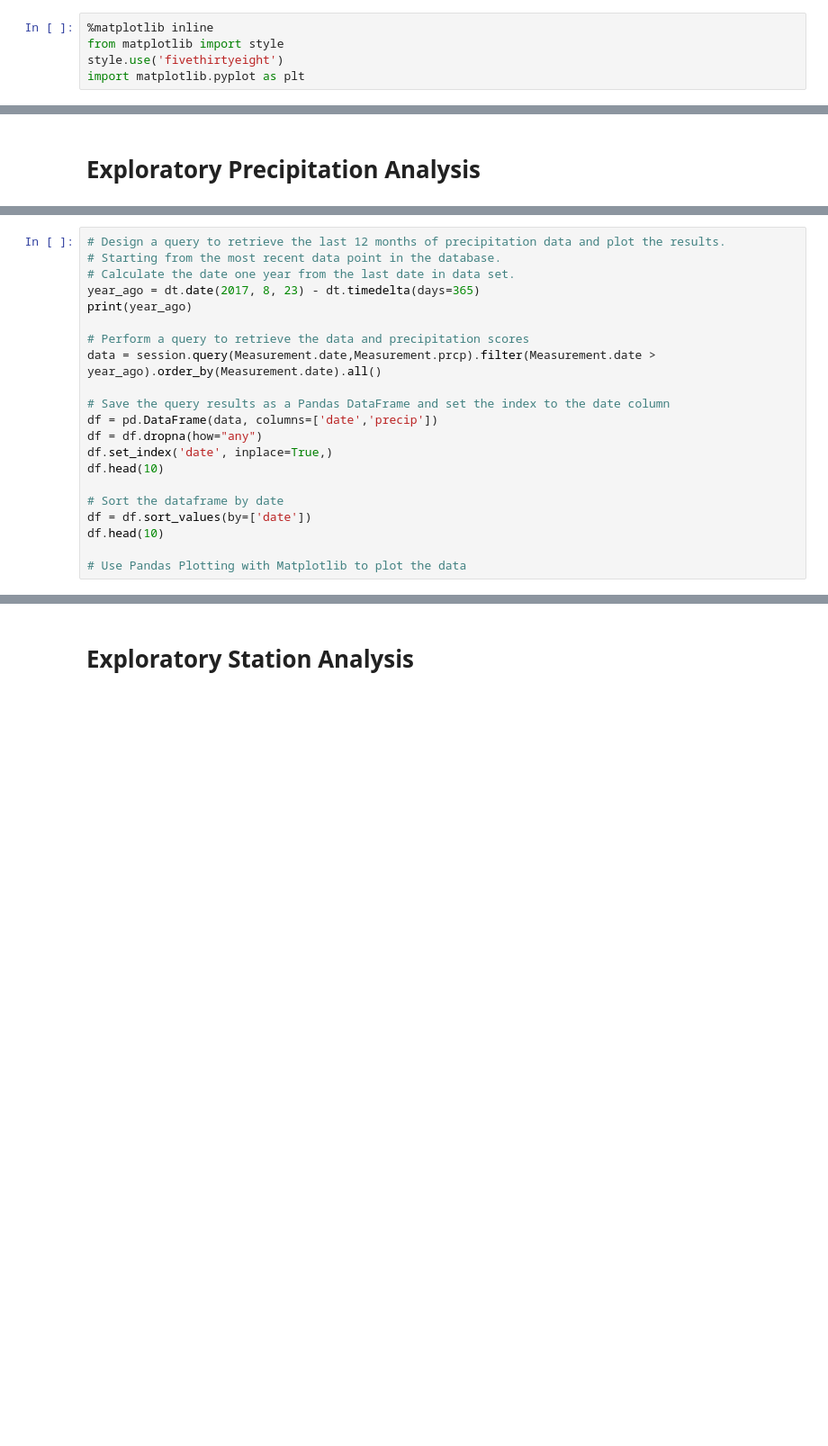
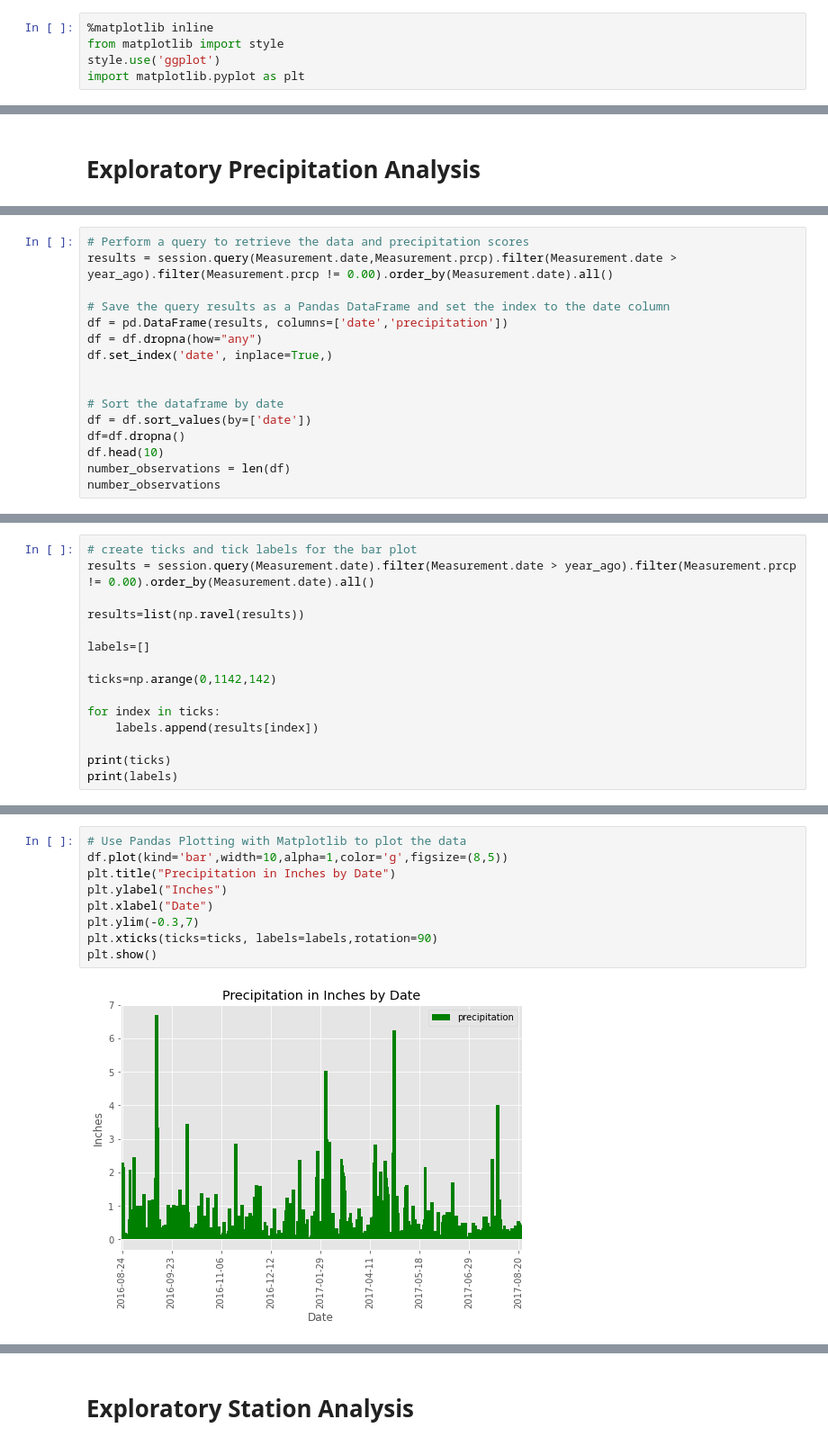
Before and after one commit to sgaetz1/sqlalchemy-challenge, a Jupyter notebook: climate_starter.ipynb, the cells around one changed output, grey strips where cells are left out. Shown at 90% size. Drawn from its saved outputs; the diff is of its cells as text; blank space fills up the shorter version.

Commit message:
Tidied up the plots

```diff
--- a/climate_starter.ipynb
+++ b/climate_starter.ipynb
@@ -1,7 +1,7 @@
 # %%
 %matplotlib inline
 from matplotlib import style
-style.use('fivethirtyeight')
+style.use('ggplot')
 import matplotlib.pyplot as plt
 # %%
 import numpy as np
@@ -42,21 +54,16 @@ most_recent
 # %%
-# Design a query to retrieve the last 12 months of precipitation data and plot the results.
-# Starting from the most recent data point in the database.
-# Calculate the date one year from the last date in data set.
-year_ago = dt.date(2017, 8, 23) - dt.timedelta(days=365)
-print(year_ago)
-
 # Perform a query to retrieve the data and precipitation scores
-data = session.query(Measurement.date,Measurement.prcp).filter(Measurement.date > year_ago).order_by(Measurement.date).all()
+results = session.query(Measurement.date,Measurement.prcp).filter(Measurement.date > year_ago).filter(Measurement.prcp != 0.00).order_by(Measurement.date).all()
 
 # Save the query results as a Pandas DataFrame and set the index to the date column
-df = pd.DataFrame(data, columns=['date','precip'])
+df = pd.DataFrame(results, columns=['date','precipitation'])
 df = df.dropna(how="any")
 df.set_index('date', inplace=True,)
-df.head(10)
+
 
 # Sort the dataframe by date
 df = df.sort_values(by=['date'])
+df=df.dropna()
 df.head(10)
-
-# Use Pandas Plotting with Matplotlib to plot the data
+number_observations = len(df)
+number_observations
@@ -62,0 +72,15 @@ df.head(10)
+# %%
+# create ticks and tick labels for the bar plot
+results = session.query(Measurement.date).filter(Measurement.date > year_ago).filter(Measurement.prcp != 0.00).order_by(Measurement.date).all()
+
+results=list(np.ravel(results))
+
+labels=[]
+
+ticks=np.arange(0,1142,142)
+
+for index in ticks:
+    labels.append(results[index])
+
+print(ticks)
+print(labels)
@@ -63 +90,12 @@ df.head(10)
+# %%
+# Use Pandas Plotting with Matplotlib to plot the data
+df.plot(kind='bar',width=10,alpha=1,color='g',figsize=(8,5))
+plt.title("Precipitation in Inches by Date")
+plt.ylabel("Inches")
+plt.xlabel("Date")
+plt.ylim(-0.3,7)
+plt.xticks(ticks=ticks, labels=labels,rotation=90)
+plt.show()
+# %% [output]
+[figure, added]
 # %%
```
Also changed, not shown: parts of 14 cells of this notebook, 1 other file.
